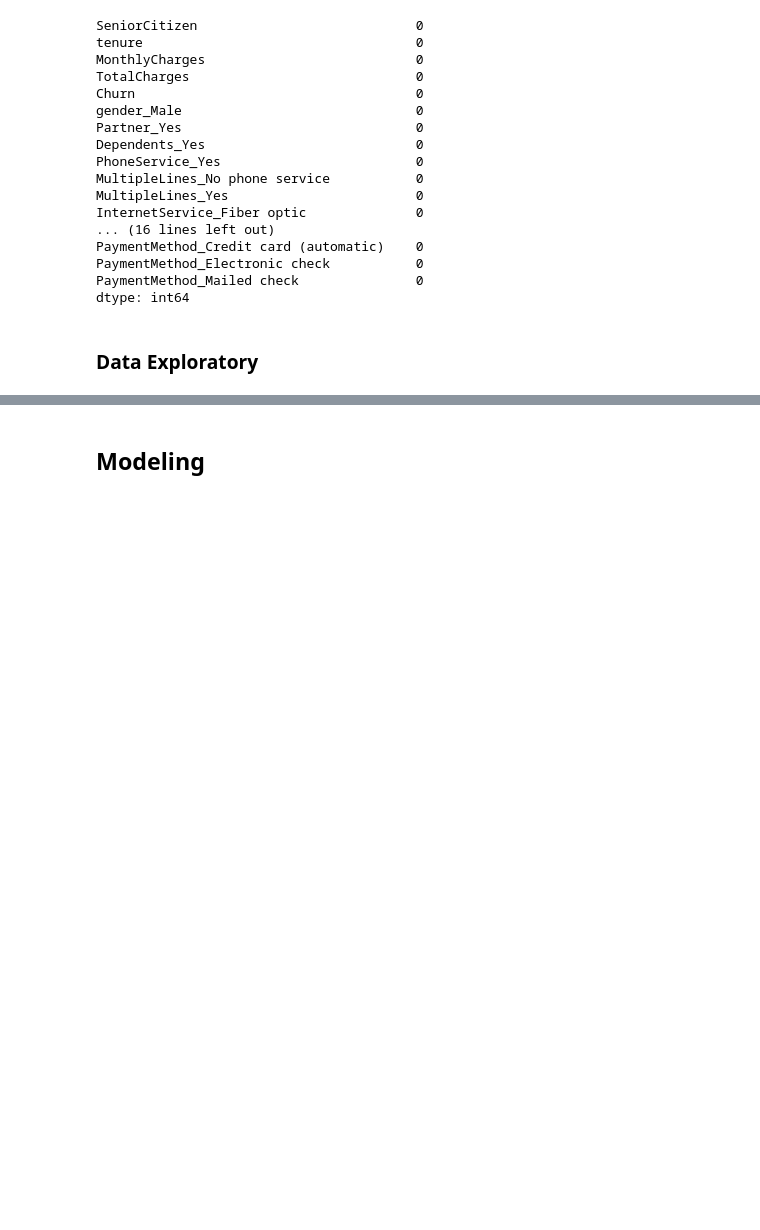
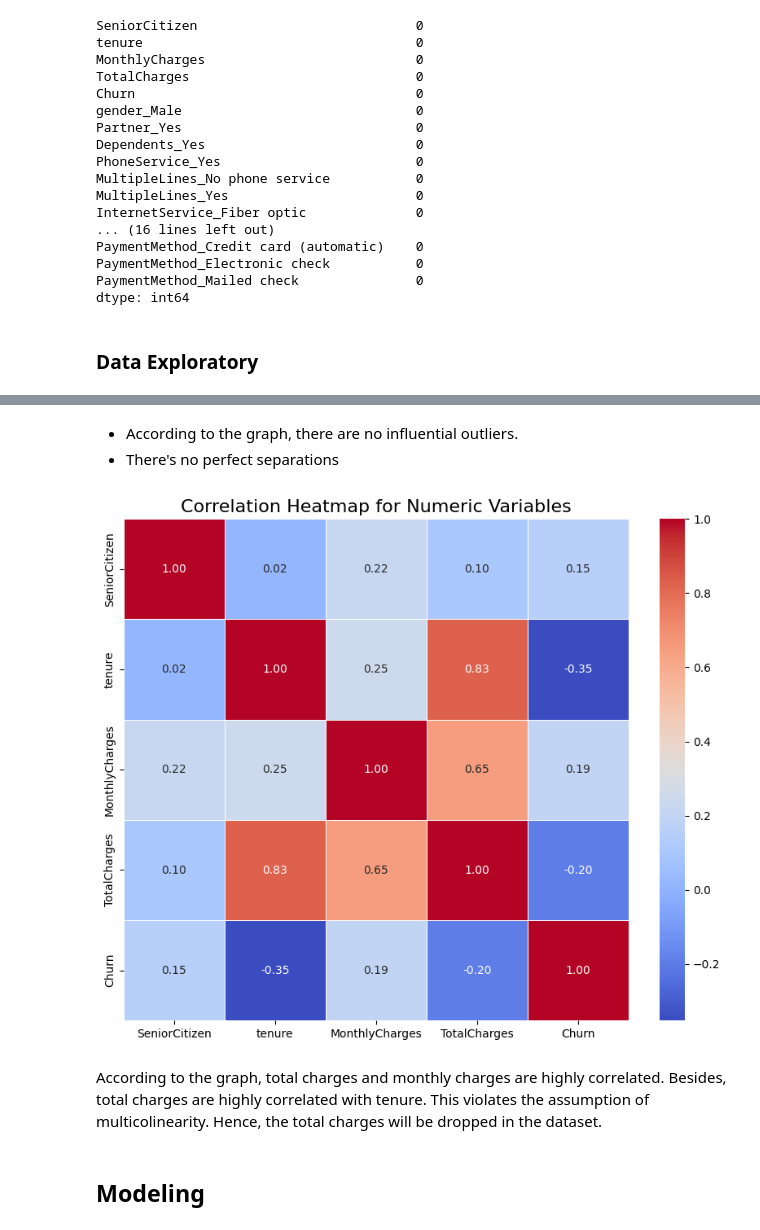
Before and after one commit to XueqingWu/Interpretable_ML, a Jupyter notebook: Interpretable_Machine_Learning_Model.ipynb, the cells around one changed output, grey strips where cells are left out. Saved outputs shown, nothing was run; the diff lists cells and outputs as text; code cells hidden in the pictures; blank space fills up the shorter version.

```diff
--- a/Interpretable_Machine_Learning_Model.ipynb
+++ b/Interpretable_Machine_Learning_Model.ipynb
@@ -189,0 +256,23 @@ X_test_scaled = scaler.transform(X_test)
+# %% [markdown]
+* According to the graph, there are no influential outliers.
+* There's no perfect separations
+# %%
+# Select only numeric columns
+numeric_df = df.select_dtypes(include=["float64", "int64"])
+
+# Calculate the correlation matrix for numeric variables
+corr_matrix = numeric_df.corr()
+
+# Create a heatmap using seaborn
+plt.figure(figsize=(10, 8))
+sns.heatmap(corr_matrix, annot=True, cmap="coolwarm", fmt=".2f", linewidths=0.5)
+
+# Add title
+plt.title("Correlation Heatmap for Numeric Variables", fontsize=16)
+
+# Show the plot
+plt.show()
+# %% [output]
+[figure, added]
+# %% [markdown]
+According to the graph, total charges and monthly charges are highly correlated. Besides, total charges are highly correlated with tenure. This violates the assumption of multicolinearity. Hence, the total charges will be dropped in the dataset.
```
Also changed, not shown: parts of 21 cells of this notebook.
